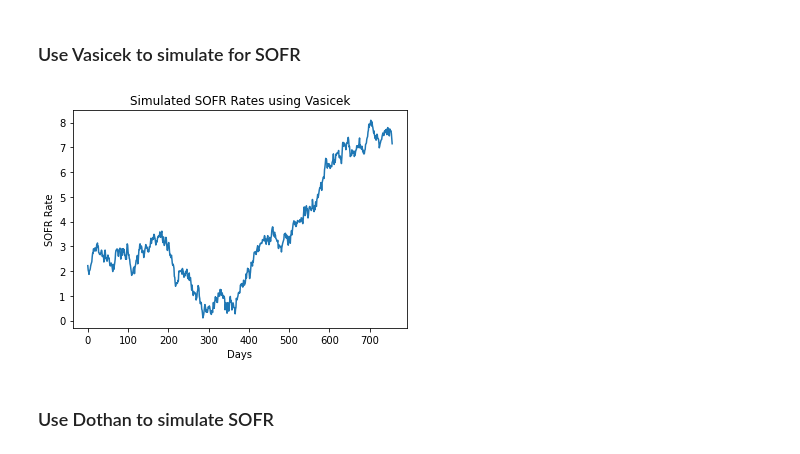
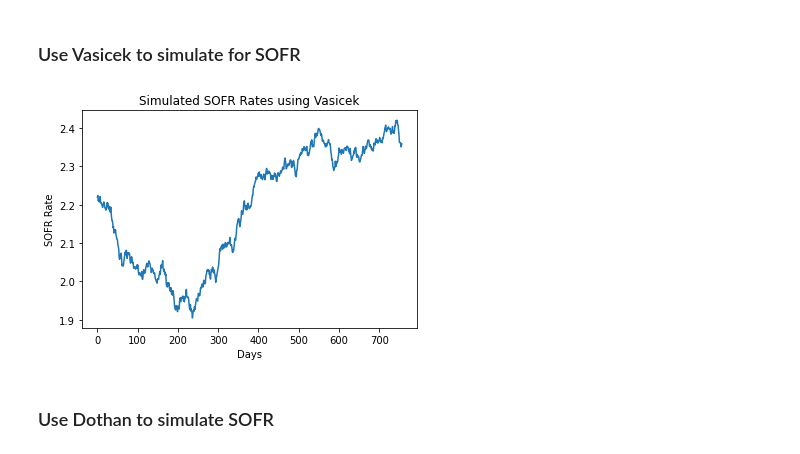
Before and after one commit to rl3279/2023_ieor4735, a Jupyter notebook: FinalProjectStructure.ipynb, the cells around one changed output. Saved outputs shown, nothing was run; the diff lists cells and outputs as text; code cells hidden in the pictures.

```diff
--- a/FinalProjectStructure.ipynb
+++ b/FinalProjectStructure.ipynb
@@ -89,60 +89,46 @@ changes = sofr_rates.diff().dropna()
 b = np.mean(sofr_rates)
 
 # Estimate a, b and sigma
-def vasicek_log_likelihood(params, r):
-    a, b, sigma = params
-    dt = 1 / days
-    dr = np.diff(r)
-    mu = a * (b - r[:-1]) * dt
-    likelihoods = norm.logpdf(dr, mu, sigma * np.sqrt(dt))
-    return -np.sum(likelihoods)
 def vasicek_regression(rates, changes, b):
-    initial_guess = [0.1, 0.05, 0.01]
-    result = optimize.minimize(vasicek_log_likelihood, initial_guess, args=(rates,), method='L-BFGS-B')
+    X = -1 * (rates[:-1] - b).values.reshape(-1, 1)
+    y = changes.values
 
-    if result.success:
-        a, b, sigma = result.x
-    else:
-        print("MLE fails to converge and Linear regression used")
-        X = -1 * (rates[:-1] - b).values.reshape(-1, 1)
-        y = changes.values
+    model = LinearRegression()
+    model.fit(X, y)
+    a = -model.coef_[0]
 
-        model = LinearRegression()
-        model.fit(X, y)
-        a = -model.coef_[0]
-
-        # Estimate sigma
-        residuals = y - model.predict(X)
-        sigma = np.std(residuals)
+    # Estimate sigma
+    residuals = y - model.predict(X)
+    sigma = np.std(residuals)
 
     return a, sigma, b
 
 
 # Simulate Future SOFR Rates
 def simulate_vasicek(a, b, changes, sigma, sofr_rates, days=days*T):
     dt = 1/252
     rates = [sofr_rates.iloc[-1]]
     historical = sofr_rates
     for _ in range(days):
         a, sigma, b = vasicek_regression(historical, changes, b)
         dr = a * (b - rates[-1]) * dt + sigma * np.random.normal() * np.sqrt(dt)
         rates.append(rates[-1] + dr)
         historical[len(historical)] = rates[-1]
         changes = historical.diff().dropna()
 
 
     return rates
 
 simulated_rates = simulate_vasicek(a, b, changes, sigma, sofr_rates)
 
 # Step 5: Plot the Results
 plt.plot(simulated_rates)
 plt.title('Simulated SOFR Rates using Vasicek')
 plt.xlabel('Days')
 plt.ylabel('SOFR Rate')
 plt.show()
 # %% [output]
-[figure, old version]
+[figure, new version]
 # %%
 # Transform daily SOFR to term SOFR
 # %% [markdown]
```
Also changed, not shown: parts of 3 cells of this notebook.
